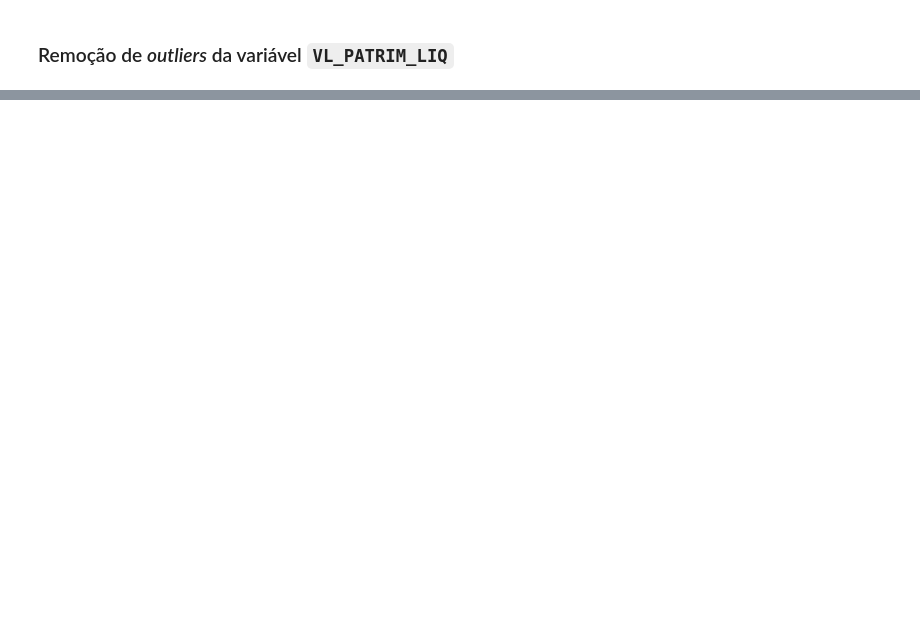
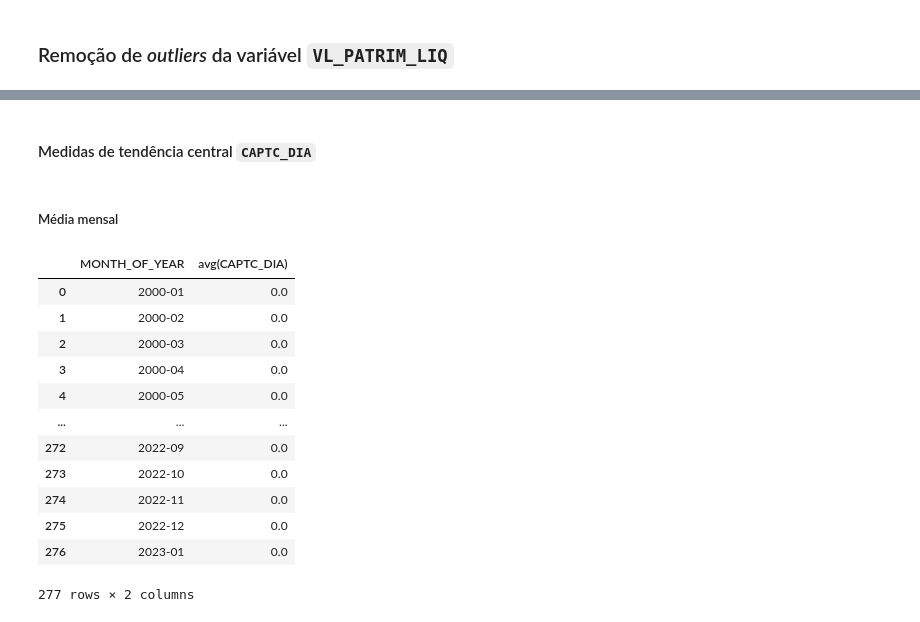
Before and after one commit to PauloMarvin/ETL-CVM, a Jupyter notebook: 03_refined_data_analysis.ipynb, the cells around one changed output, grey strips where cells are left out. Cells and saved outputs as stored; diff of their text form; code cells hidden in the pictures; blank space fills up the shorter version.

```diff
--- a/03_refined_data_analysis.ipynb
+++ b/03_refined_data_analysis.ipynb
@@ -551,0 +675,2 @@ Q3 = df.approxQuantile('VL_PATRIM_LIQ', [0.75], 0.01)
+# %%
+IIQ = Q3 - Q1
@@ -551,0 +681,5 @@ Q3 = df.approxQuantile('VL_PATRIM_LIQ', [0.75], 0.01)
+# %%
+inferior = Q1 - (1.5 * IIQ)
+superior = Q3 + (1.5 * IIQ)
+# %%
+captc_without_outliers = df.where((df['CAPTC_DIA'] >= inferior) & (df['CAPTC_DIA'] <= superior))
@@ -551,0 +702,22 @@ Q3 = df.approxQuantile('VL_PATRIM_LIQ', [0.75], 0.01)
+# %% [markdown]
+#### Medidas de tendência central `CAPTC_DIA`
+# %% [markdown]
+##### Média mensal
+# %%
+avg_captc_per_month = captc_without_outliers.groupBy('MONTH_OF_YEAR').agg(f.avg('CAPTC_DIA')).orderBy('MONTH_OF_YEAR').toPandas()
+# %%
+avg_captc_per_month
+# %% [output]
+|  | MONTH_OF_YEAR | avg(CAPTC_DIA) |
+| 0 | 2000-01 | 0.0 |
+| 1 | 2000-02 | 0.0 |
+| 2 | 2000-03 | 0.0 |
+| 3 | 2000-04 | 0.0 |
+| 4 | 2000-05 | 0.0 |
+| ... | ... | ... |
+| 272 | 2022-09 | 0.0 |
+| 273 | 2022-10 | 0.0 |
+| 274 | 2022-11 | 0.0 |
+| 275 | 2022-12 | 0.0 |
+| 276 | 2023-01 | 0.0 |
+277 rows × 2 columns
```
Also changed, not shown: parts of 34 cells of this notebook.
